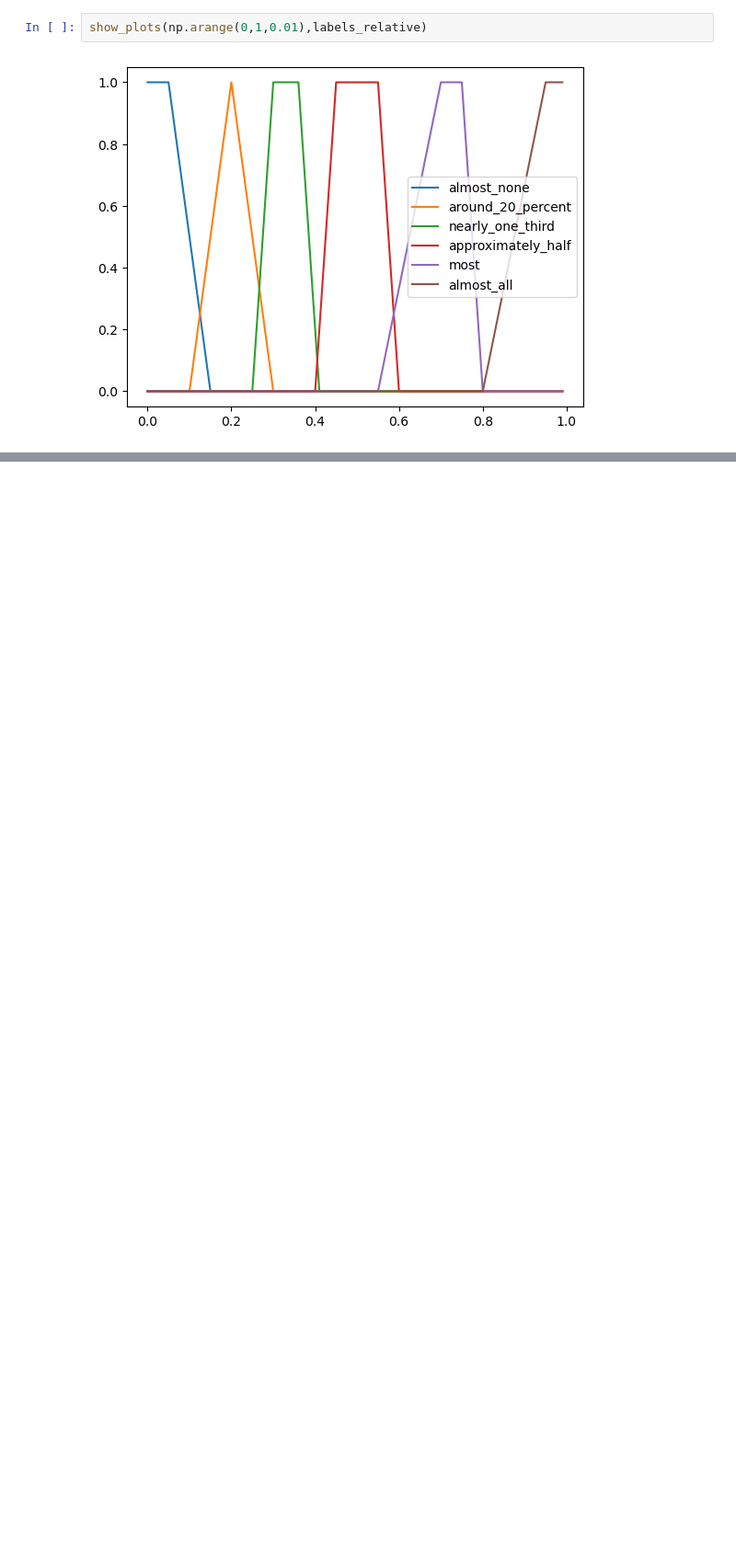
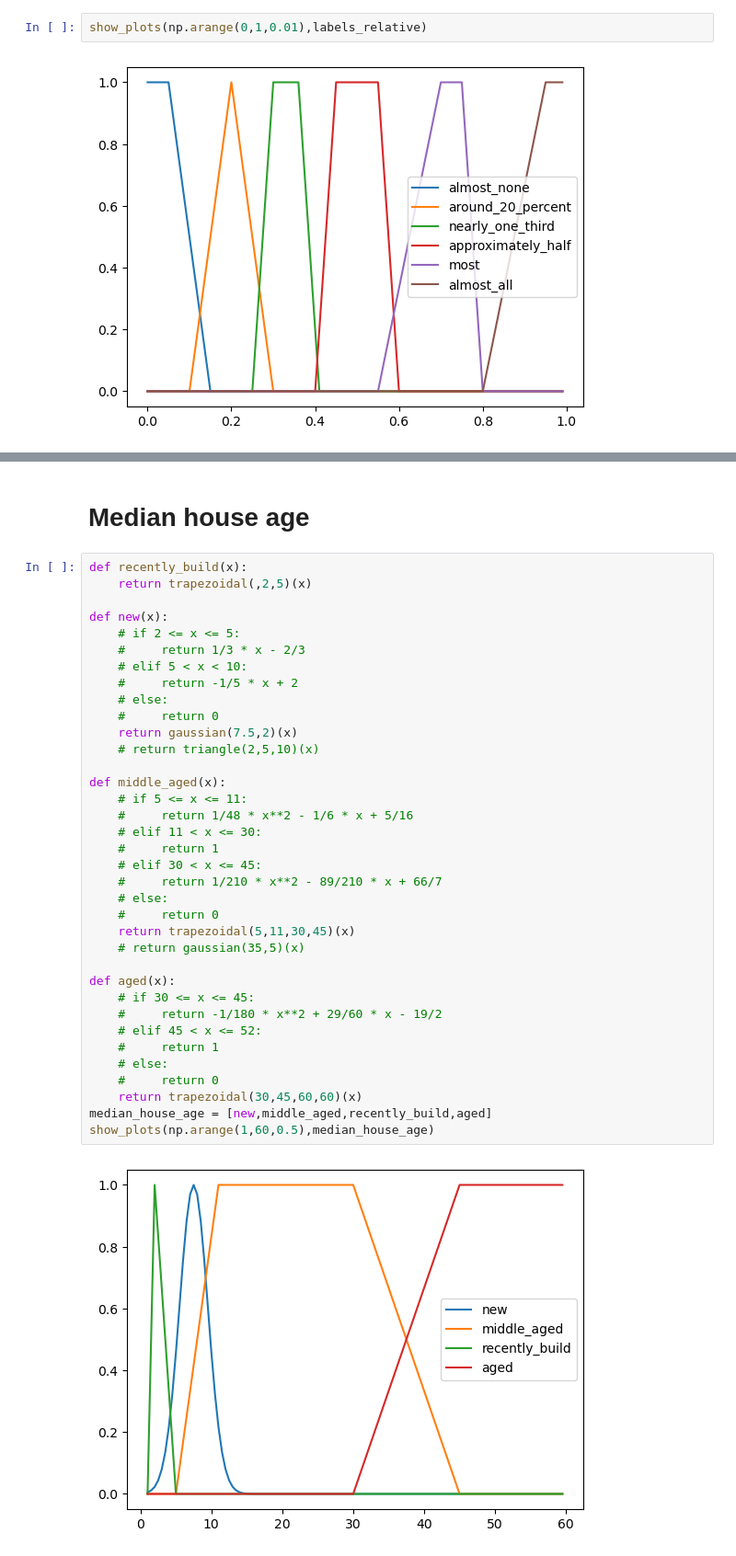
Before and after one commit to jkszymczak/KSR, a Jupyter notebook: projectTwo/dataBasePrep/prep.ipynb, the cells around one changed output, grey strips where cells are left out. Shown at 92% size. Drawn from its saved outputs; the diff is of its cells as text; blank space fills up the shorter version.

```diff
--- a/projectTwo/dataBasePrep/prep.ipynb
+++ b/projectTwo/dataBasePrep/prep.ipynb
@@ -350,0 +373,40 @@ show_plots(np.arange(0,1,0.01),labels_relative)
+# %% [markdown]
+# Median house age
+# %%
+def recently_build(x):
+    return trapezoidal(,2,5)(x)
+
+def new(x):
+    # if 2 <= x <= 5:
+    #     return 1/3 * x - 2/3
+    # elif 5 < x < 10:
+    #     return -1/5 * x + 2
+    # else:
+    #     return 0
+    return gaussian(7.5,2)(x)
+    # return triangle(2,5,10)(x)
+
+def middle_aged(x):
+    # if 5 <= x <= 11:
+    #     return 1/48 * x**2 - 1/6 * x + 5/16
+    # elif 11 < x <= 30:
+    #     return 1
+    # elif 30 < x <= 45:
+    #     return 1/210 * x**2 - 89/210 * x + 66/7
+    # else:
+    #     return 0
+    return trapezoidal(5,11,30,45)(x)
+    # return gaussian(35,5)(x)
+
+def aged(x):
+    # if 30 <= x <= 45:
+    #     return -1/180 * x**2 + 29/60 * x - 19/2
+    # elif 45 < x <= 52:
+    #     return 1
+    # else:
+    #     return 0
+    return trapezoidal(30,45,60,60)(x)
+median_house_age = [new,middle_aged,recently_build,aged]
+show_plots(np.arange(1,60,0.5),median_house_age)
+# %% [output]
+[figure, added]
```
Also changed, not shown: parts of 3 cells of this notebook, 16 other files.
